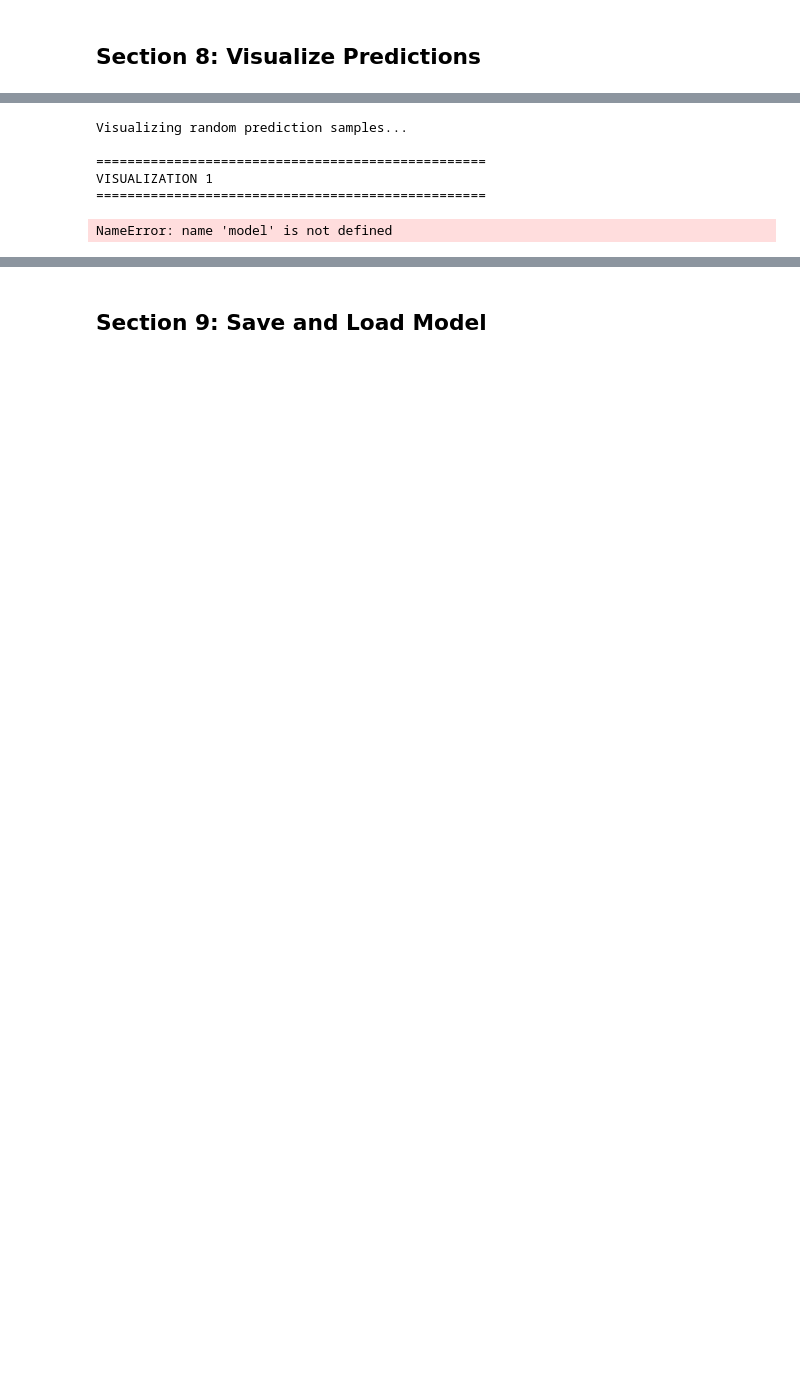
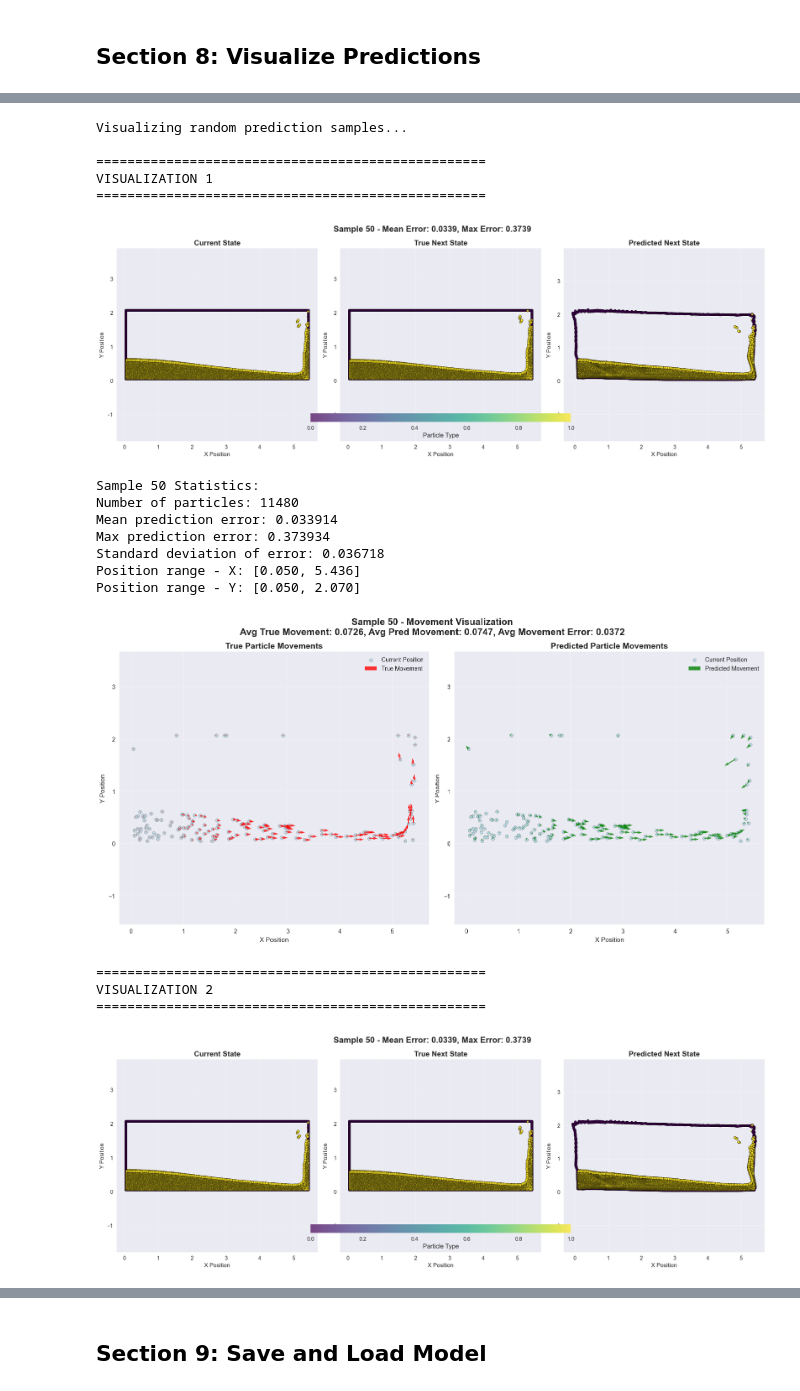
Before and after one commit to huypham37/GNN-SPH, a Jupyter notebook: gnn_training_pipeline.ipynb, the cells around one changed output, grey strips where cells are left out. Cells and saved outputs as stored; diff of their text form; code cells hidden in the pictures; blank space fills up the shorter version.

```diff
--- a/gnn_training_pipeline.ipynb
+++ b/gnn_training_pipeline.ipynb
@@ -1279,7 +1291,7 @@ def visualize_single_prediction(model, test_loader, device, sample_idx=None):
     # Select random sample if not specified
     if sample_idx is None:
         # sample_idx = torch.randint(0, len(all_batches), (1,)).item()
-        sample_idx = 1;
+        sample_idx = 50;
     # Get the selected batch
     sample_batch = all_batches[sample_idx].to(device)
 
@@ -1465,31 +1477,43 @@ def visualize_movement_vectors(model, test_loader, device, sample_idx=None, max_
 print("Visualizing random prediction samples...")
 
 # Show 3 random samples
 for i in range(3):
     print(f"\n{'='*50}")
     print(f"VISUALIZATION {i+1}")
     print('='*50)
 
     # Single state visualization
     result = visualize_single_prediction(model, test_loader, device)
 
     # Movement vectors visualization
     visualize_movement_vectors(model, test_loader, device,
                               sample_idx=result['sample_idx'],
                               max_particles=150)
 
 print("\n" + "="*60)
 print("PREDICTION VISUALIZATION COMPLETE")
 print("="*60)
 print("Generated visualizations showing:")
 print("1. Current state, true next state, and predicted next state")
 print("2. Particle movement vectors (true vs predicted)")
 print("3. Error statistics and particle distributions")
 print("4. Color-coded particle types for better understanding")
 # %% [output]
 Visualizing random prediction samples...
 
 ==================================================
 VISUALIZATION 1
 ==================================================
+[figure, added]
-NameError: name 'model' is not defined
+Sample 50 Statistics:
+Number of particles: 11480
+Mean prediction error: 0.033914
+Max prediction error: 0.373934
+Standard deviation of error: 0.036718
+Position range - X: [0.050, 5.436]
+Position range - Y: [0.050, 2.070]
+[figure, added]
+==================================================
+VISUALIZATION 2
+==================================================
+[figure, added]
```
Also changed, not shown: parts of 9 cells of this notebook, 2 other files.
